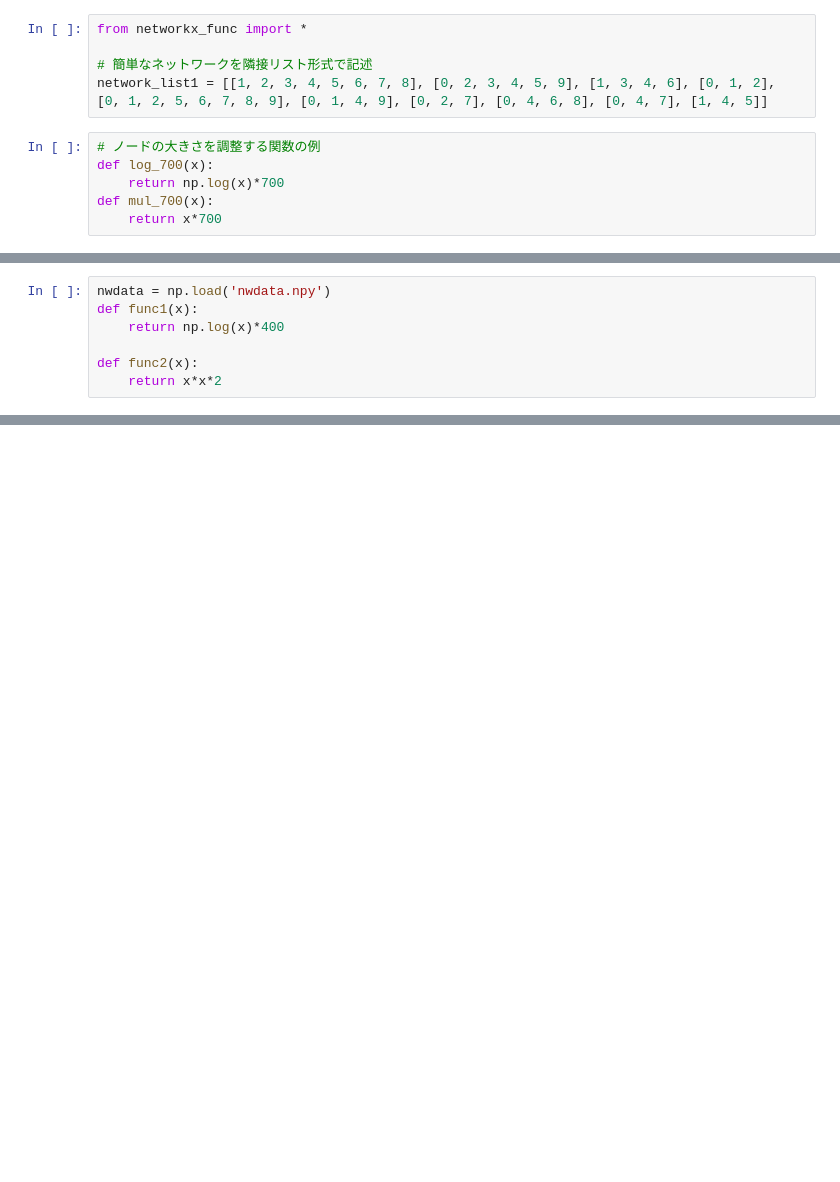
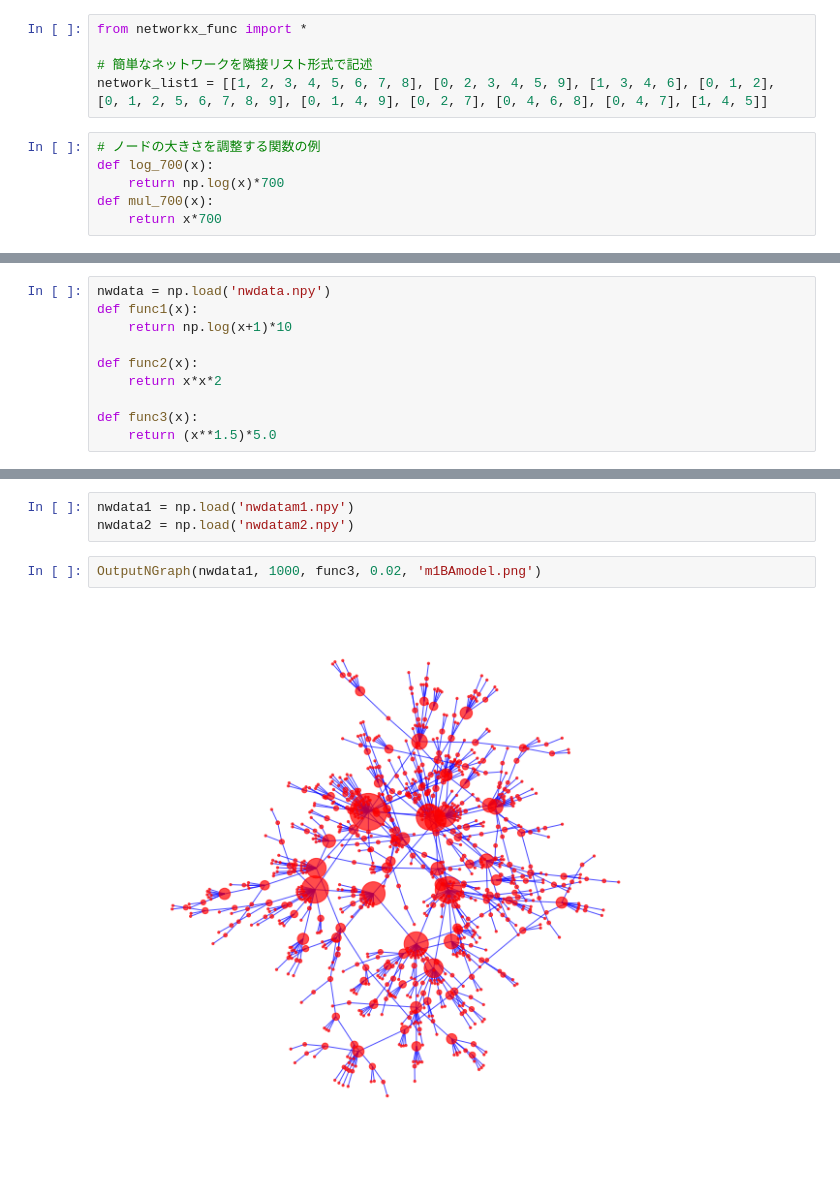
Before and after one commit to sensen963/others, a Jupyter notebook: networkx_demo/function_demo.ipynb, the cells around one changed output, grey strips where cells are left out. Saved outputs shown, nothing was run; the diff lists cells and outputs as text; blank space fills up the shorter version.

```diff
--- a/networkx_demo/function_demo.ipynb
+++ b/networkx_demo/function_demo.ipynb
@@ -22,10 +22,13 @@ OutputNGraph(network_list1, 6, log_700, 0.4, 'NONE')
 # %%
 nwdata = np.load('nwdata.npy')
 def func1(x):
-    return np.log(x)*400
+    return np.log(x+1)*10
 
 def func2(x):
     return x*x*2
+
+def func3(x):
+    return (x**1.5)*5.0
 # %%
 OutputNGraph(nwdata, 30, func2, 0.3, 'BAmodel_network.png')
 # %% [output]
@@ -32,0 +36,7 @@ OutputNGraph(nwdata, 30, func2, 0.3, 'BAmodel_network.png')
+# %%
+nwdata1 = np.load('nwdatam1.npy')
+nwdata2 = np.load('nwdatam2.npy')
+# %%
+OutputNGraph(nwdata1, 1000, func3, 0.02, 'm1BAmodel.png')
+# %% [output]
+[figure, added]
```
Also changed, not shown: parts of 4 cells of this notebook, 4 other files.
